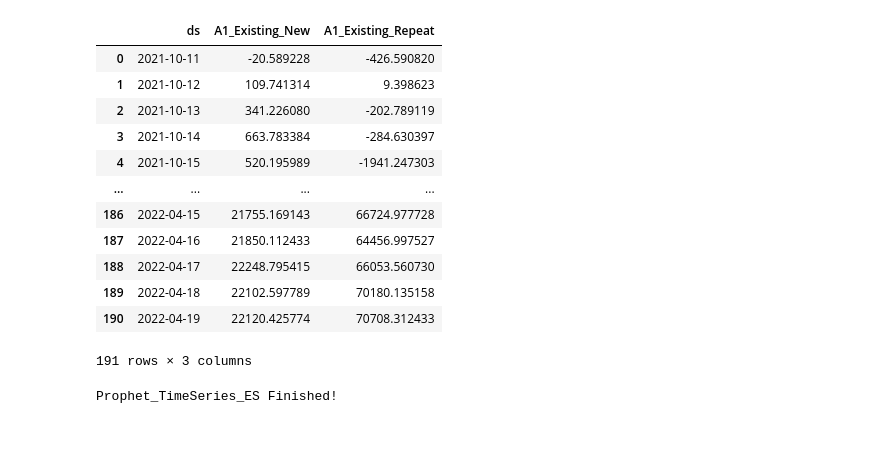
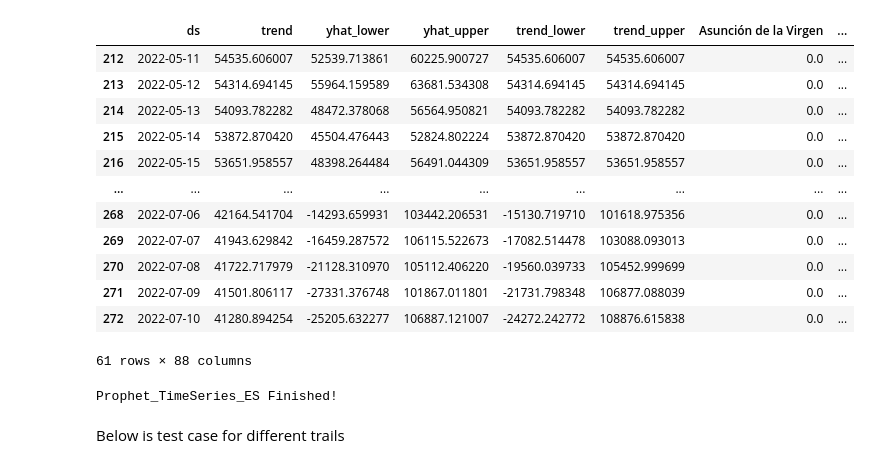
Before and after one commit to chengalex2012/TS-Proph, a Jupyter notebook: Prophet_TimeSeries_ES-A1_Separate.ipynb, the cells around one changed output. Drawn from its saved outputs; the diff is of its cells as text; code cells hidden in the pictures; blank space fills up the shorter version.

```diff
--- a/Prophet_TimeSeries_ES-A1_Separate.ipynb
+++ b/Prophet_TimeSeries_ES-A1_Separate.ipynb
@@ -27,10 +27,13 @@ df1 = df1.rename(columns={'grass_date':'ds', 'a1_repeat':'y'})
 # %%
+# Shopee Campaign Day
 VoucherDay = pd.DataFrame({
   'holiday': 'VoucherDay',
   'ds': pd.to_datetime(['2021-11-08','2021-11-22',
                         '2021-12-06','2021-12-13','2021-12-20',
                         '2022-01-10','2022-01-17','2022-01-24','2022-01-31',
-                        '2021-02-02']),
+                        '2022-02-02','2022-02-28',
+                        '2022-03-21',
+                        '2022-05-16']),
   'lower_window': 0,
   'upper_window': 1,
 })
@@ -38,7 +41,10 @@ CFSDay = pd.DataFrame({
   'holiday': 'CFSDay',
   'ds': pd.to_datetime(['2021-11-04',
                         '2021-12-05',
-                        '2022-01-09','2022-01-16','2022-01-23','2022-01-30']),
+                        '2022-01-09','2022-01-16','2022-01-23','2022-01-30',
+                        '2022-02-27',
+                        '2022-03-10','2022-03-29',
+                        '2022-04-10']),
   'lower_window': 0,
   'upper_window': 1,
 })
@@ -46,7 +52,10 @@ LPPDay = pd.DataFrame({
   'holiday': 'LPPDay',
   'ds': pd.to_datetime(['2021-11-05','2021-11-18','2021-11-25',
                         '2021-12-02','2021-12-09','2021-12-16','2021-12-23',
-                        '2022-01-13','2022-01-20','2022-01-27']),
+                        '2022-01-13','2022-01-20','2022-01-27',
+                        '2022-03-24','2022-03-31',
+                        '2022-04-07','2022-04-14',
+                        '2022-05-12']),
   'lower_window': 0,
   'upper_window': 1,
 })
@@ -54,15 +63,22 @@ Openning = pd.DataFrame({
   'holiday': 'Openning',
   'ds': pd.to_datetime(['2021-11-01','2021-11-15','2021-11-29',
                         '2021-12-01',
-                        '2021-01-01','2021-01-07']),
+                        '2021-01-01','2021-01-07',
+                        '2022-02-21',
+                        '2022-03-28',
+                        '2022-04-21',
+                        '2022-05-05']),
   'lower_window': 0,
-  'upper_window': 2,
+  'upper_window': 1,
 })
 SuperSpike = pd.DataFrame({
   'holiday': 'SuperSpike',
   'ds': pd.to_datetime(['2021-11-11','2021-11-26',
-                        '2021-12-12']),
+                        '2021-12-12',
+                        '2022-03-03',
+                        '2022-04-04',
+                        '2022-05-09']),
   'lower_window': 0,
-  'upper_window': 3,
+  'upper_window': 2,
 })
 holidays = pd.concat((VoucherDay,CFSDay,LPPDay,Openning,SuperSpike))
@@ -119,5 +179,7 @@ print(tuning_results)'''
 # %%
-m = Prophet(changepoint_prior_scale=0.1, seasonality_prior_scale=0.01,holidays=holidays)
+# Introduce prophet function and set both prior scale
+m = Prophet(changepoint_prior_scale=1, seasonality_prior_scale=1,holidays=holidays)
+# Introduct holiday for ES including all campaign day and PN day indicate above
 m.add_country_holidays(country_name='ES')
 m.fit(df)
 #forecast = m.fit(df).predict(future)
@@ -158,5 +209,5 @@ plot_components_plotly(m, forecast)
 # %%
-forecast = forecast.rename(columns={"yhat":"A1_Existing_New"})
-forecast = forecast[['ds','A1_Existing_New']]
-forecast1 = forecast1.rename(columns={"yhat":"A1_Existing_Repeat"})
-forecast1 = forecast1[['ds','A1_Existing_Repeat']]
+#forecast = forecast.rename(columns={"yhat":"A1_Existing_New"})
+#forecast = forecast[['ds','A1_Existing_New']]
+#forecast1 = forecast1.rename(columns={"yhat":"A1_Existing_Repeat"})
+#forecast1 = forecast1[['ds','A1_Existing_Repeat']]
@@ -171,16 +231,16 @@ result = forecast.merge(forecast1,how = 'outer',on = 'ds')
 # %%
-result
+forecast[forecast['ds']>'2022-05-10']
 # %% [output]
-|  | ds | A1_Existing_New | A1_Existing_Repeat |
-| 0 | 2021-10-11 | -20.589228 | -426.590820 |
-| 1 | 2021-10-12 | 109.741314 | 9.398623 |
-| 2 | 2021-10-13 | 341.226080 | -202.789119 |
-| 3 | 2021-10-14 | 663.783384 | -284.630397 |
-| 4 | 2021-10-15 | 520.195989 | -1941.247303 |
-| ... | ... | ... | ... |
-| 186 | 2022-04-15 | 21755.169143 | 66724.977728 |
-| 187 | 2022-04-16 | 21850.112433 | 64456.997527 |
-| 188 | 2022-04-17 | 22248.795415 | 66053.560730 |
-| 189 | 2022-04-18 | 22102.597789 | 70180.135158 |
-| 190 | 2022-04-19 | 22120.425774 | 70708.312433 |
+|  | ds | trend | yhat_lower | yhat_upper | trend_lower | trend_upper | Asunción de la Virgen | ... |
+| 212 | 2022-05-11 | 54535.606007 | 52539.713861 | 60225.900727 | 54535.606007 | 54535.606007 | 0.0 | ... |
+| 213 | 2022-05-12 | 54314.694145 | 55964.159589 | 63681.534308 | 54314.694145 | 54314.694145 | 0.0 | ... |
+| 214 | 2022-05-13 | 54093.782282 | 48472.378068 | 56564.950821 | 54093.782282 | 54093.782282 | 0.0 | ... |
+| 215 | 2022-05-14 | 53872.870420 | 45504.476443 | 52824.802224 | 53872.870420 | 53872.870420 | 0.0 | ... |
+| 216 | 2022-05-15 | 53651.958557 | 48398.264484 | 56491.044309 | 53651.958557 | 53651.958557 | 0.0 | ... |
+| ... | ... | ... | ... | ... | ... | ... | ... | ... |
+| 268 | 2022-07-06 | 42164.541704 | -14293.659931 | 103442.206531 | -15130.719710 | 101618.975356 | 0.0 | ... |
+| 269 | 2022-07-07 | 41943.629842 | -16459.287572 | 106115.522673 | -17082.514478 | 103088.093013 | 0.0 | ... |
+| 270 | 2022-07-08 | 41722.717979 | -21128.310970 | 105112.406220 | -19560.039733 | 105452.999699 | 0.0 | ... |
+| 271 | 2022-07-09 | 41501.806117 | -27331.376748 | 101867.011801 | -21731.798348 | 106877.088039 | 0.0 | ... |
+| 272 | 2022-07-10 | 41280.894254 | -25205.632277 | 106887.121007 | -24272.242772 | 108876.615838 | 0.0 | ... |
-191 rows × 3 columns
+61 rows × 88 columns
@@ -190,3 +252,5 @@ result.to_csv('ES_prophet_Mar_Sep.csv')
 print("Prophet_TimeSeries_ES Finished!")
 # %% [output]
 Prophet_TimeSeries_ES Finished!
+# %% [markdown]
+Below is test case for different trails
```
Also changed, not shown: parts of 44 cells of this notebook, 2 other files.
